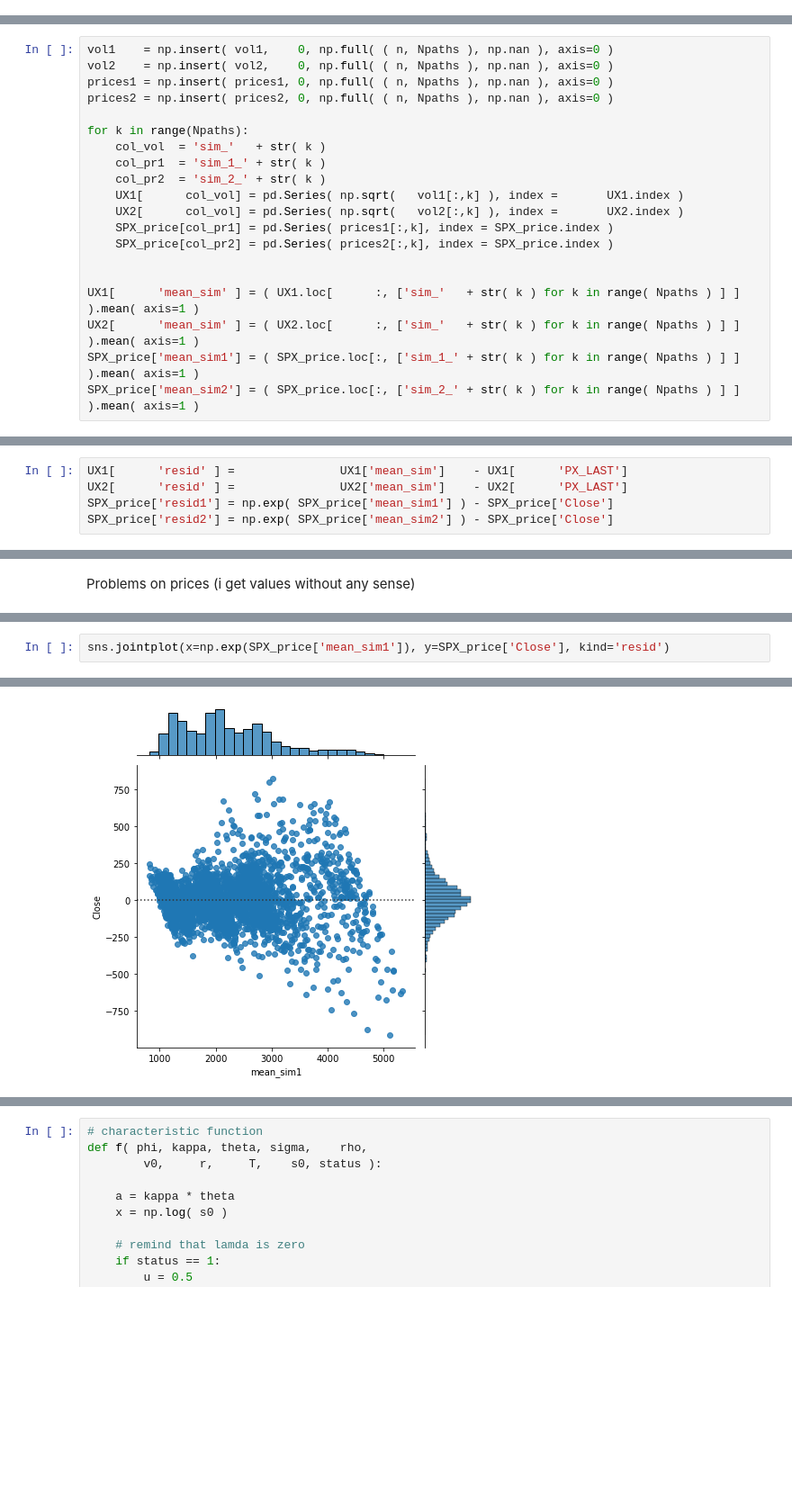
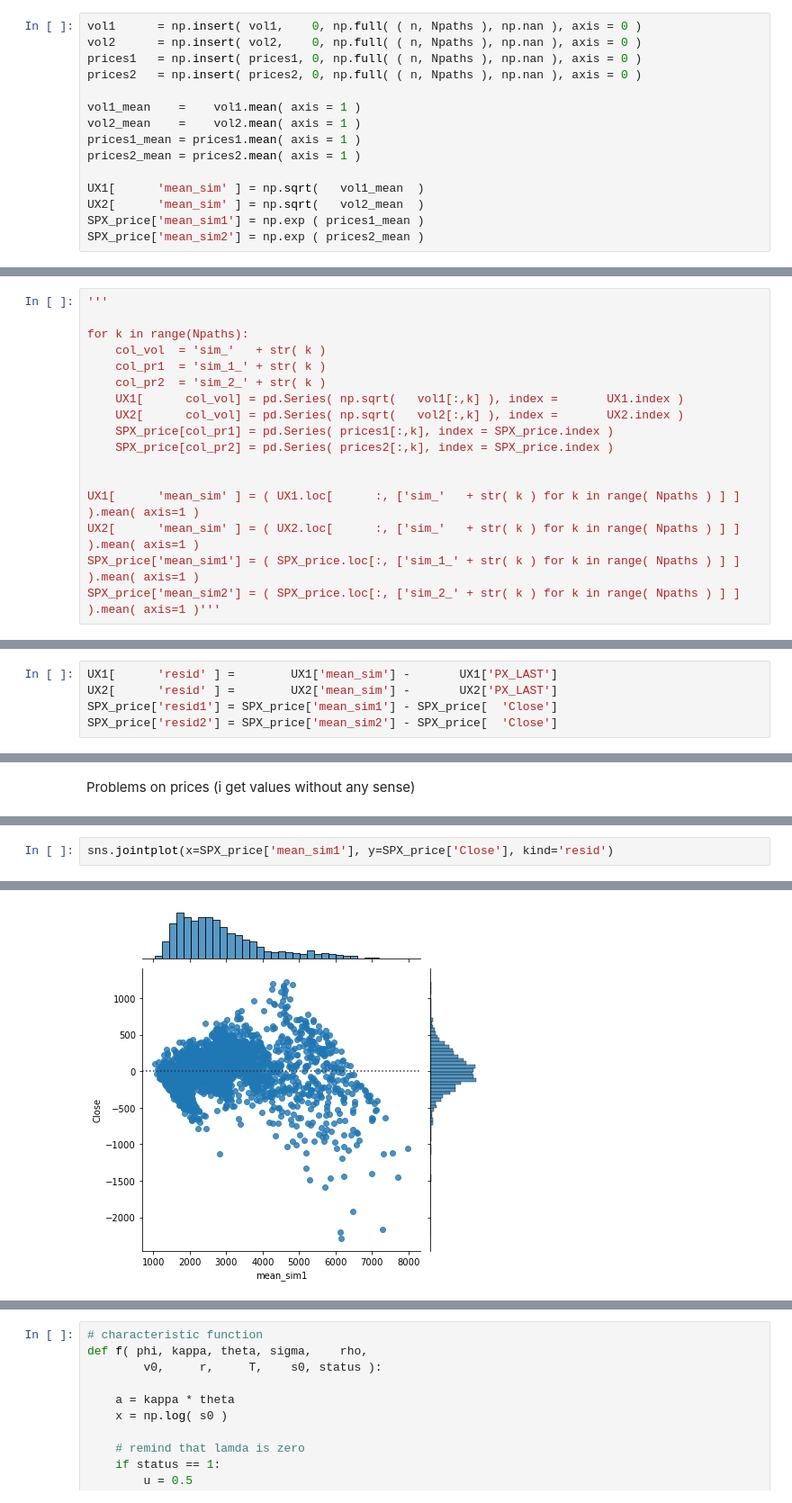
Before and after one commit to aidinattar/Volatility-carry-trading-strategy, a Jupyter notebook: Project.ipynb, the cells around one changed output, grey strips where cells are left out. Shown at 90% size. Cells and saved outputs as stored; diff of their text form; blank space fills up the shorter version.

```diff
--- a/Project.ipynb
+++ b/Project.ipynb
@@ -287,3 +287,18 @@ for i in range(n,UX1.index.size):
     vol2[   i-n,:] = v2[:].ravel( )
     prices1[i-n,:] = p1[:].ravel( )
     prices2[i-n,:] = p2[:].ravel( )
+# %%
+vol1      = np.insert( vol1,    0, np.full( ( n, Npaths ), np.nan ), axis = 0 )
+vol2      = np.insert( vol2,    0, np.full( ( n, Npaths ), np.nan ), axis = 0 )
+prices1   = np.insert( prices1, 0, np.full( ( n, Npaths ), np.nan ), axis = 0 )
+prices2   = np.insert( prices2, 0, np.full( ( n, Npaths ), np.nan ), axis = 0 )
+
+vol1_mean    =    vol1.mean( axis = 1 )
+vol2_mean    =    vol2.mean( axis = 1 )
+prices1_mean = prices1.mean( axis = 1 )
+prices2_mean = prices2.mean( axis = 1 )
+
+UX1[      'mean_sim' ] = np.sqrt(   vol1_mean  )
+UX2[      'mean_sim' ] = np.sqrt(   vol2_mean  )
+SPX_price['mean_sim1'] = np.exp ( prices1_mean )
+SPX_price['mean_sim2'] = np.exp ( prices2_mean )
@@ -290,8 +316,5 @@ for i in range(n,UX1.index.size):
 # %%
-vol1    = np.insert( vol1,    0, np.full( ( n, Npaths ), np.nan ), axis=0 )
-vol2    = np.insert( vol2,    0, np.full( ( n, Npaths ), np.nan ), axis=0 )
-prices1 = np.insert( prices1, 0, np.full( ( n, Npaths ), np.nan ), axis=0 )
-prices2 = np.insert( prices2, 0, np.full( ( n, Npaths ), np.nan ), axis=0 )
+'''
 
 for k in range(Npaths):
     col_vol  = 'sim_'   + str( k )
@@ -306,5 +329,5 @@ for k in range(Npaths):
 UX1[      'mean_sim' ] = ( UX1.loc[      :, ['sim_'   + str( k ) for k in range( Npaths ) ] ] ).mean( axis=1 )
 UX2[      'mean_sim' ] = ( UX2.loc[      :, ['sim_'   + str( k ) for k in range( Npaths ) ] ] ).mean( axis=1 )
 SPX_price['mean_sim1'] = ( SPX_price.loc[:, ['sim_1_' + str( k ) for k in range( Npaths ) ] ] ).mean( axis=1 )
-SPX_price['mean_sim2'] = ( SPX_price.loc[:, ['sim_2_' + str( k ) for k in range( Npaths ) ] ] ).mean( axis=1 )
+SPX_price['mean_sim2'] = ( SPX_price.loc[:, ['sim_2_' + str( k ) for k in range( Npaths ) ] ] ).mean( axis=1 )'''
 # %% [output]
@@ -423,8 +424,8 @@ plt.show()
 # %%
-UX1[      'resid' ] =               UX1['mean_sim']    - UX1[      'PX_LAST']
-UX2[      'resid' ] =               UX2['mean_sim']    - UX2[      'PX_LAST']
-SPX_price['resid1'] = np.exp( SPX_price['mean_sim1'] ) - SPX_price['Close']
-SPX_price['resid2'] = np.exp( SPX_price['mean_sim2'] ) - SPX_price['Close']
+UX1[      'resid' ] =        UX1['mean_sim'] -       UX1['PX_LAST']
+UX2[      'resid' ] =        UX2['mean_sim'] -       UX2['PX_LAST']
+SPX_price['resid1'] = SPX_price['mean_sim1'] - SPX_price[  'Close']
+SPX_price['resid2'] = SPX_price['mean_sim2'] - SPX_price[  'Close']
 # %% [output]
 A value is trying to be set on a copy of a slice from a DataFrame.
 Try using .loc[row_indexer,col_indexer] = value instead
@@ -766,5 +767,5 @@ sns.jointplot(x=np.exp(SPX_price['mean_sim1']), y=SPX_price['Close'], kind='reg'
 # %%
-sns.jointplot(x=np.exp(SPX_price['mean_sim1']), y=SPX_price['Close'], kind='resid')
+sns.jointplot(x=SPX_price['mean_sim1'], y=SPX_price['Close'], kind='resid')
 # %% [output]
 <seaborn.axisgrid.JointGrid at 0x...>
-[figure, old version]
+[figure, new version]
```
Also changed, not shown: parts of 16 cells of this notebook.
